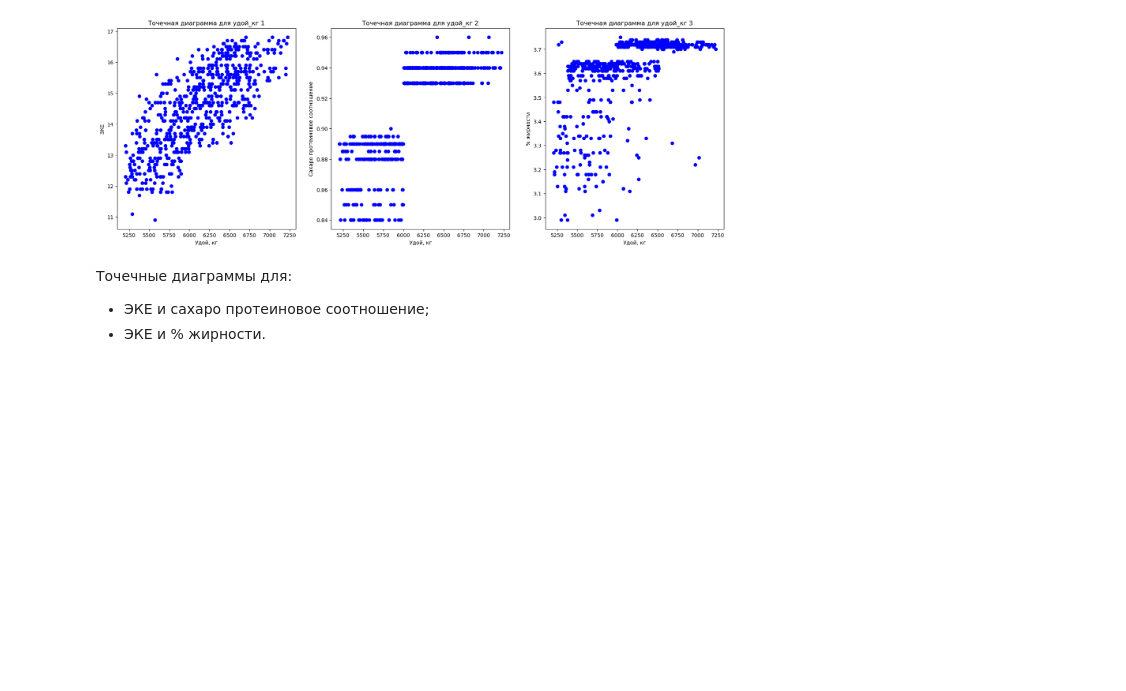
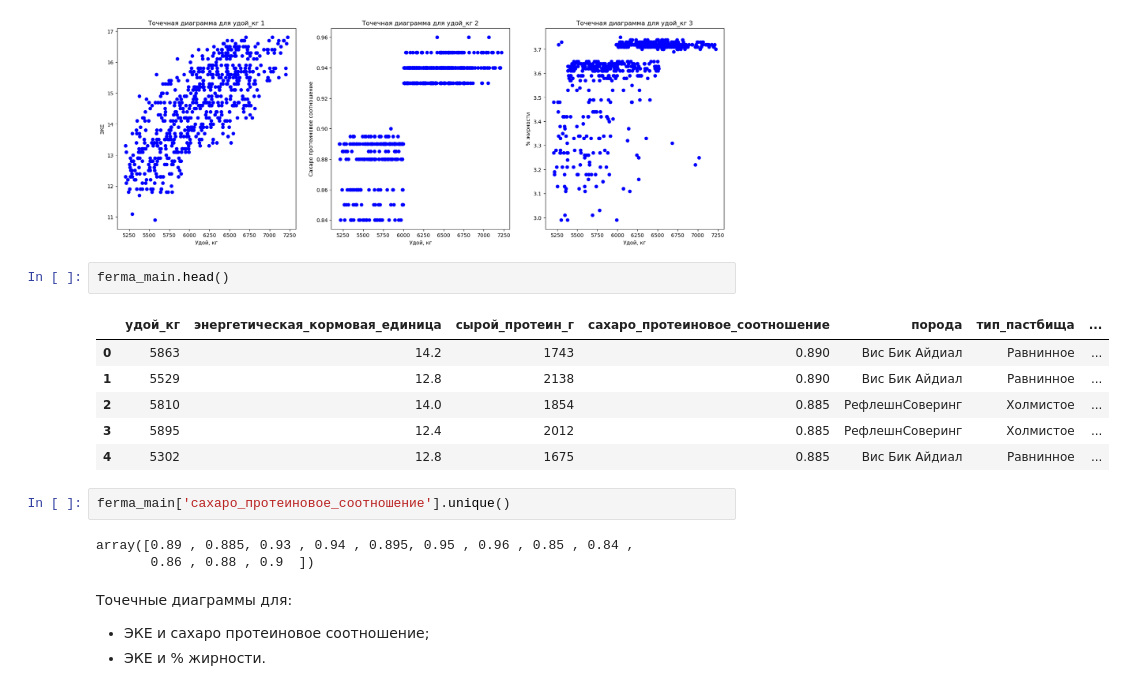
Before and after one commit to butuzovzeleboba/Linear-models-in-machine-learning, a Jupyter notebook: Linear models in machine learning.ipynb, the cells around one changed output. Cells and saved outputs as stored; diff of their text form; blank space fills up the shorter version.

```diff
--- a/Linear models in machine learning.ipynb
+++ b/Linear models in machine learning.ipynb
@@ -891,6 +1023,20 @@ axs[2].set_title('Точечная диаграмма для удой_кг 3')
 # %% [output]
 Text(0.5, 1.0, 'Точечная диаграмма для удой_кг 3')
 [figure]
+# %%
+ferma_main.head()
+# %% [output]
+|  | удой_кг | энергетическая_кормовая_единица | сырой_протеин_г | сахаро_протеиновое_соотношение | порода | тип_пастбища | ... |
+| 0 | 5863 | 14.2 | 1743 | 0.890 | Вис Бик Айдиал | Равнинное | ... |
+| 1 | 5529 | 12.8 | 2138 | 0.890 | Вис Бик Айдиал | Равнинное | ... |
+| 2 | 5810 | 14.0 | 1854 | 0.885 | РефлешнСоверинг | Холмистое | ... |
+| 3 | 5895 | 12.4 | 2012 | 0.885 | РефлешнСоверинг | Холмистое | ... |
+| 4 | 5302 | 12.8 | 1675 | 0.885 | Вис Бик Айдиал | Равнинное | ... |
+# %%
+ferma_main['сахаро_протеиновое_соотношение'].unique()
+# %% [output]
+array([0.89 , 0.885, 0.93 , 0.94 , 0.895, 0.95 , 0.96 , 0.85 , 0.84 ,
+       0.86 , 0.88 , 0.9  ])
 # %% [markdown]
 Точечные диаграммы для:
 - ЭКЕ и сахаро протеиновое соотношение;
```
Also changed, not shown: parts of 54 cells of this notebook.
